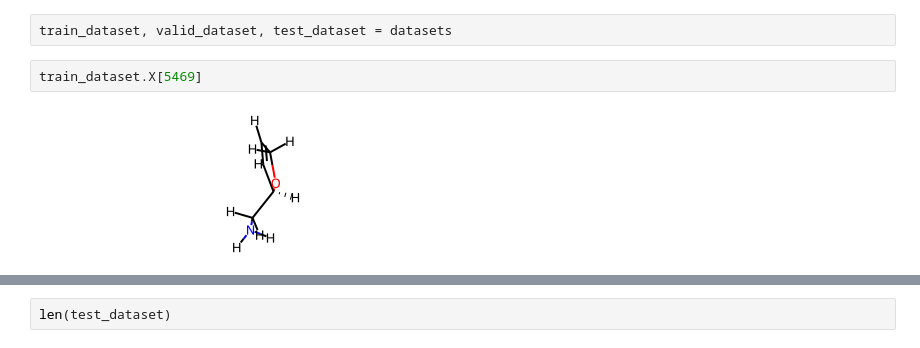
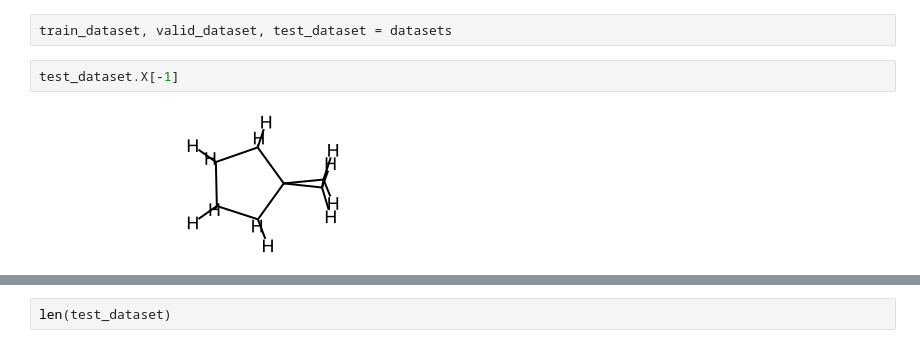
Before and after one commit to ellagale/GandT, a Jupyter notebook: Test_QM7_First.ipynb, the cells around one changed output, grey strips where cells are left out. Drawn from its saved outputs; the diff is of its cells as text.

```diff
--- a/Test_QM7_First.ipynb
+++ b/Test_QM7_First.ipynb
@@ -102,6 +102,6 @@ transformers
 # %%
 train_dataset, valid_dataset, test_dataset = datasets
 # %%
-train_dataset.X[5469]
+test_dataset.X[-1]
 # %% [output]
-[figure, old version]
+[figure, new version]
```
Also changed, not shown: parts of 12 cells of this notebook, 3 other files.
